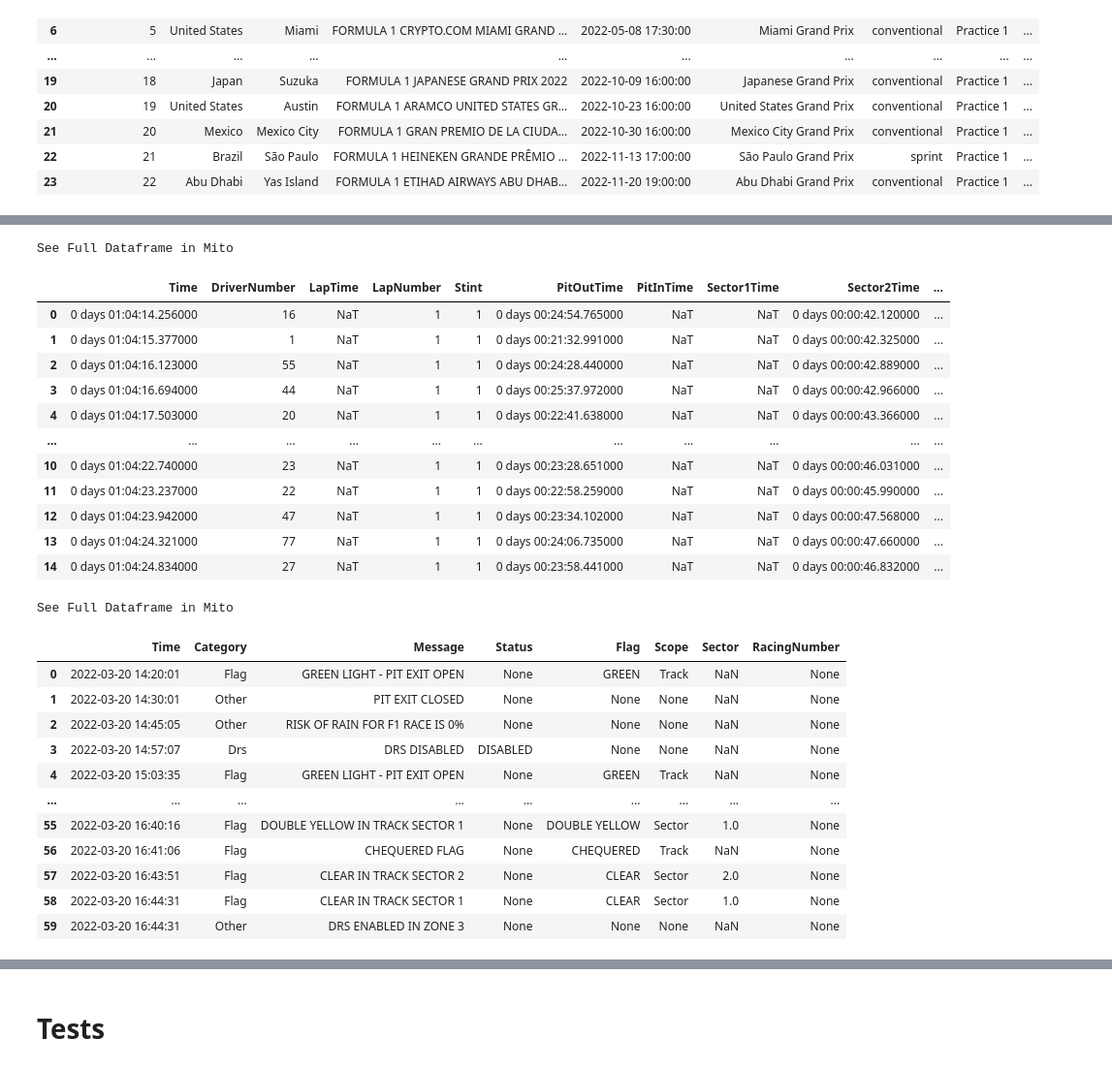
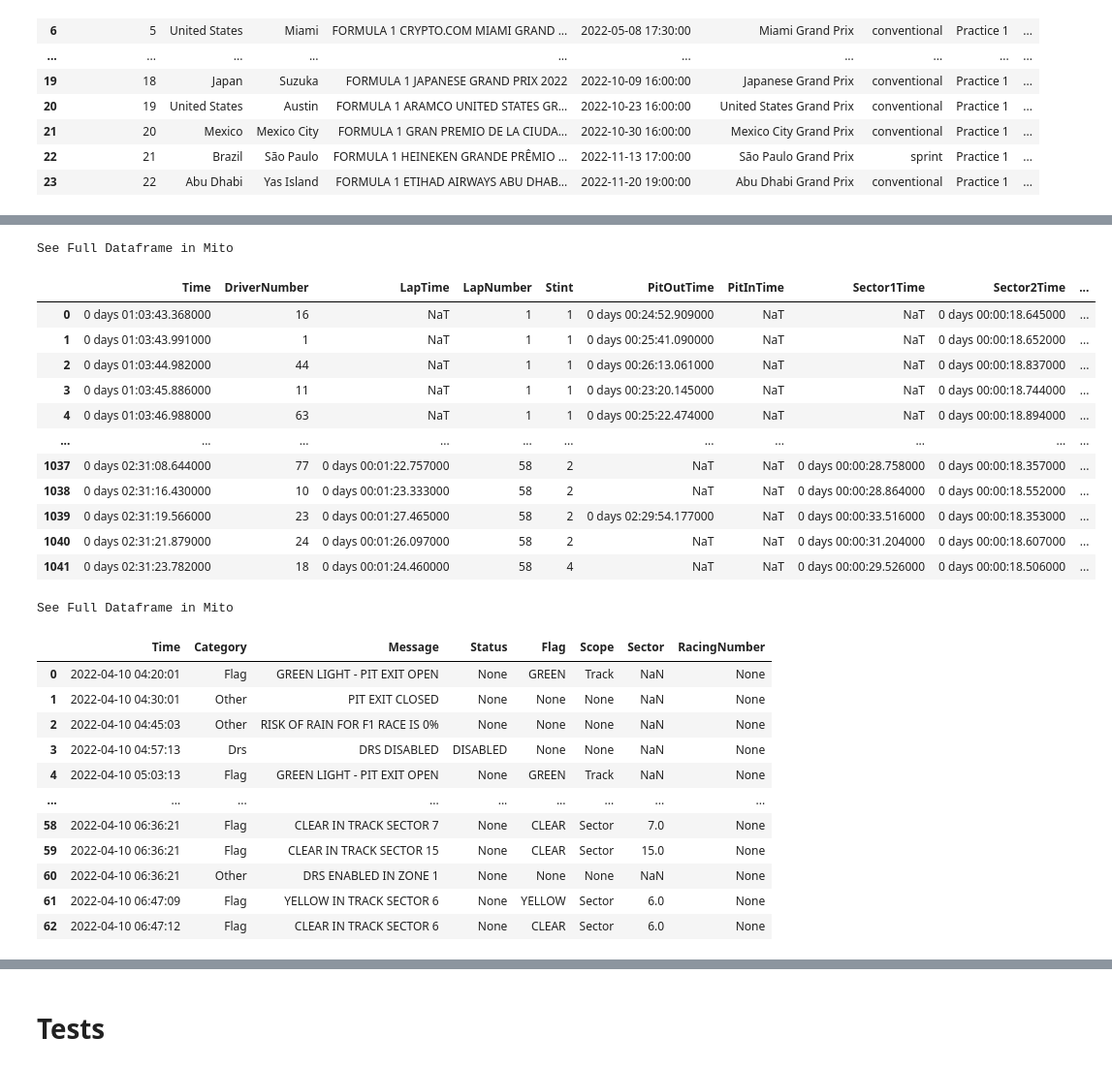
Before and after one commit to GuillaumeArp/Jedha_F1_Project, a Jupyter notebook: Guillaume/test_guillaume.ipynb, the cells around one changed output, grey strips where cells are left out. Shown at 97% size. Drawn from its saved outputs; the diff is of its cells as text; code cells hidden in the pictures.

```diff
--- a/Guillaume/test_guillaume.ipynb
+++ b/Guillaume/test_guillaume.ipynb
@@ -24,7 +24,7 @@ pd.options.display.max_rows = 75
 pd.options.display.max_columns = 99
 # %%
 year = 2022
-gp_round = 1
+gp_round = 3
 ses = 'R'
 # %%
 driver_1 = 'VER'
@@ -367,36 +367,36 @@ memory usage: 229.3+ KB
 # %%
 race = race.sort_values('Time').reset_index(drop=True)
-race.head(15)
+race
 # %% [output]
 See Full Dataframe in Mito
 |  | Time | DriverNumber | LapTime | LapNumber | Stint | PitOutTime | PitInTime | Sector1Time | Sector2Time | ... |
-| 0 | 0 days 01:04:14.256000 | 16 | NaT | 1 | 1 | 0 days 00:24:54.765000 | NaT | NaT | 0 days 00:00:42.120000 | ... |
-| 1 | 0 days 01:04:15.377000 | 1 | NaT | 1 | 1 | 0 days 00:21:32.991000 | NaT | NaT | 0 days 00:00:42.325000 | ... |
-| 2 | 0 days 01:04:16.123000 | 55 | NaT | 1 | 1 | 0 days 00:24:28.440000 | NaT | NaT | 0 days 00:00:42.889000 | ... |
-| 3 | 0 days 01:04:16.694000 | 44 | NaT | 1 | 1 | 0 days 00:25:37.972000 | NaT | NaT | 0 days 00:00:42.966000 | ... |
-| 4 | 0 days 01:04:17.503000 | 20 | NaT | 1 | 1 | 0 days 00:22:41.638000 | NaT | NaT | 0 days 00:00:43.366000 | ... |
+| 0 | 0 days 01:03:43.368000 | 16 | NaT | 1 | 1 | 0 days 00:24:52.909000 | NaT | NaT | 0 days 00:00:18.645000 | ... |
+| 1 | 0 days 01:03:43.991000 | 1 | NaT | 1 | 1 | 0 days 00:25:41.090000 | NaT | NaT | 0 days 00:00:18.652000 | ... |
+| 2 | 0 days 01:03:44.982000 | 44 | NaT | 1 | 1 | 0 days 00:26:13.061000 | NaT | NaT | 0 days 00:00:18.837000 | ... |
+| 3 | 0 days 01:03:45.886000 | 11 | NaT | 1 | 1 | 0 days 00:23:20.145000 | NaT | NaT | 0 days 00:00:18.744000 | ... |
+| 4 | 0 days 01:03:46.988000 | 63 | NaT | 1 | 1 | 0 days 00:25:22.474000 | NaT | NaT | 0 days 00:00:18.894000 | ... |
 | ... | ... | ... | ... | ... | ... | ... | ... | ... | ... | ... |
-| 10 | 0 days 01:04:22.740000 | 23 | NaT | 1 | 1 | 0 days 00:23:28.651000 | NaT | NaT | 0 days 00:00:46.031000 | ... |
-| 11 | 0 days 01:04:23.237000 | 22 | NaT | 1 | 1 | 0 days 00:22:58.259000 | NaT | NaT | 0 days 00:00:45.990000 | ... |
-| 12 | 0 days 01:04:23.942000 | 47 | NaT | 1 | 1 | 0 days 00:23:34.102000 | NaT | NaT | 0 days 00:00:47.568000 | ... |
-| 13 | 0 days 01:04:24.321000 | 77 | NaT | 1 | 1 | 0 days 00:24:06.735000 | NaT | NaT | 0 days 00:00:47.660000 | ... |
-| 14 | 0 days 01:04:24.834000 | 27 | NaT | 1 | 1 | 0 days 00:23:58.441000 | NaT | NaT | 0 days 00:00:46.832000 | ... |
+| 1037 | 0 days 02:31:08.644000 | 77 | 0 days 00:01:22.757000 | 58 | 2 | NaT | NaT | 0 days 00:00:28.758000 | 0 days 00:00:18.357000 | ... |
+| 1038 | 0 days 02:31:16.430000 | 10 | 0 days 00:01:23.333000 | 58 | 2 | NaT | NaT | 0 days 00:00:28.864000 | 0 days 00:00:18.552000 | ... |
+| 1039 | 0 days 02:31:19.566000 | 23 | 0 days 00:01:27.465000 | 58 | 2 | 0 days 02:29:54.177000 | NaT | 0 days 00:00:33.516000 | 0 days 00:00:18.353000 | ... |
+| 1040 | 0 days 02:31:21.879000 | 24 | 0 days 00:01:26.097000 | 58 | 2 | NaT | NaT | 0 days 00:00:31.204000 | 0 days 00:00:18.607000 | ... |
+| 1041 | 0 days 02:31:23.782000 | 18 | 0 days 00:01:24.460000 | 58 | 4 | NaT | NaT | 0 days 00:00:29.526000 | 0 days 00:00:18.506000 | ... |
 # %%
 session.race_control_messages
 # %% [output]
 See Full Dataframe in Mito
 |  | Time | Category | Message | Status | Flag | Scope | Sector | RacingNumber |
-| 0 | 2022-03-20 14:20:01 | Flag | GREEN LIGHT - PIT EXIT OPEN | None | GREEN | Track | NaN | None |
-| 1 | 2022-03-20 14:30:01 | Other | PIT EXIT CLOSED | None | None | None | NaN | None |
-| 2 | 2022-03-20 14:45:05 | Other | RISK OF RAIN FOR F1 RACE IS 0% | None | None | None | NaN | None |
-| 3 | 2022-03-20 14:57:07 | Drs | DRS DISABLED | DISABLED | None | None | NaN | None |
-| 4 | 2022-03-20 15:03:35 | Flag | GREEN LIGHT - PIT EXIT OPEN | None | GREEN | Track | NaN | None |
+| 0 | 2022-04-10 04:20:01 | Flag | GREEN LIGHT - PIT EXIT OPEN | None | GREEN | Track | NaN | None |
+| 1 | 2022-04-10 04:30:01 | Other | PIT EXIT CLOSED | None | None | None | NaN | None |
+| 2 | 2022-04-10 04:45:03 | Other | RISK OF RAIN FOR F1 RACE IS 0% | None | None | None | NaN | None |
+| 3 | 2022-04-10 04:57:13 | Drs | DRS DISABLED | DISABLED | None | None | NaN | None |
+| 4 | 2022-04-10 05:03:13 | Flag | GREEN LIGHT - PIT EXIT OPEN | None | GREEN | Track | NaN | None |
 | ... | ... | ... | ... | ... | ... | ... | ... | ... |
-| 55 | 2022-03-20 16:40:16 | Flag | DOUBLE YELLOW IN TRACK SECTOR 1 | None | DOUBLE YELLOW | Sector | 1.0 | None |
-| 56 | 2022-03-20 16:41:06 | Flag | CHEQUERED FLAG | None | CHEQUERED | Track | NaN | None |
-| 57 | 2022-03-20 16:43:51 | Flag | CLEAR IN TRACK SECTOR 2 | None | CLEAR | Sector | 2.0 | None |
-| 58 | 2022-03-20 16:44:31 | Flag | CLEAR IN TRACK SECTOR 1 | None | CLEAR | Sector | 1.0 | None |
-| 59 | 2022-03-20 16:44:31 | Other | DRS ENABLED IN ZONE 3 | None | None | None | NaN | None |
+| 58 | 2022-04-10 06:36:21 | Flag | CLEAR IN TRACK SECTOR 7 | None | CLEAR | Sector | 7.0 | None |
+| 59 | 2022-04-10 06:36:21 | Flag | CLEAR IN TRACK SECTOR 15 | None | CLEAR | Sector | 15.0 | None |
+| 60 | 2022-04-10 06:36:21 | Other | DRS ENABLED IN ZONE 1 | None | None | None | NaN | None |
+| 61 | 2022-04-10 06:47:09 | Flag | YELLOW IN TRACK SECTOR 6 | None | YELLOW | Sector | 6.0 | None |
+| 62 | 2022-04-10 06:47:12 | Flag | CLEAR IN TRACK SECTOR 6 | None | CLEAR | Sector | 6.0 | None |
 # %%
 results
 # %% [output]
```
Also changed, not shown: parts of 18 cells of this notebook.
